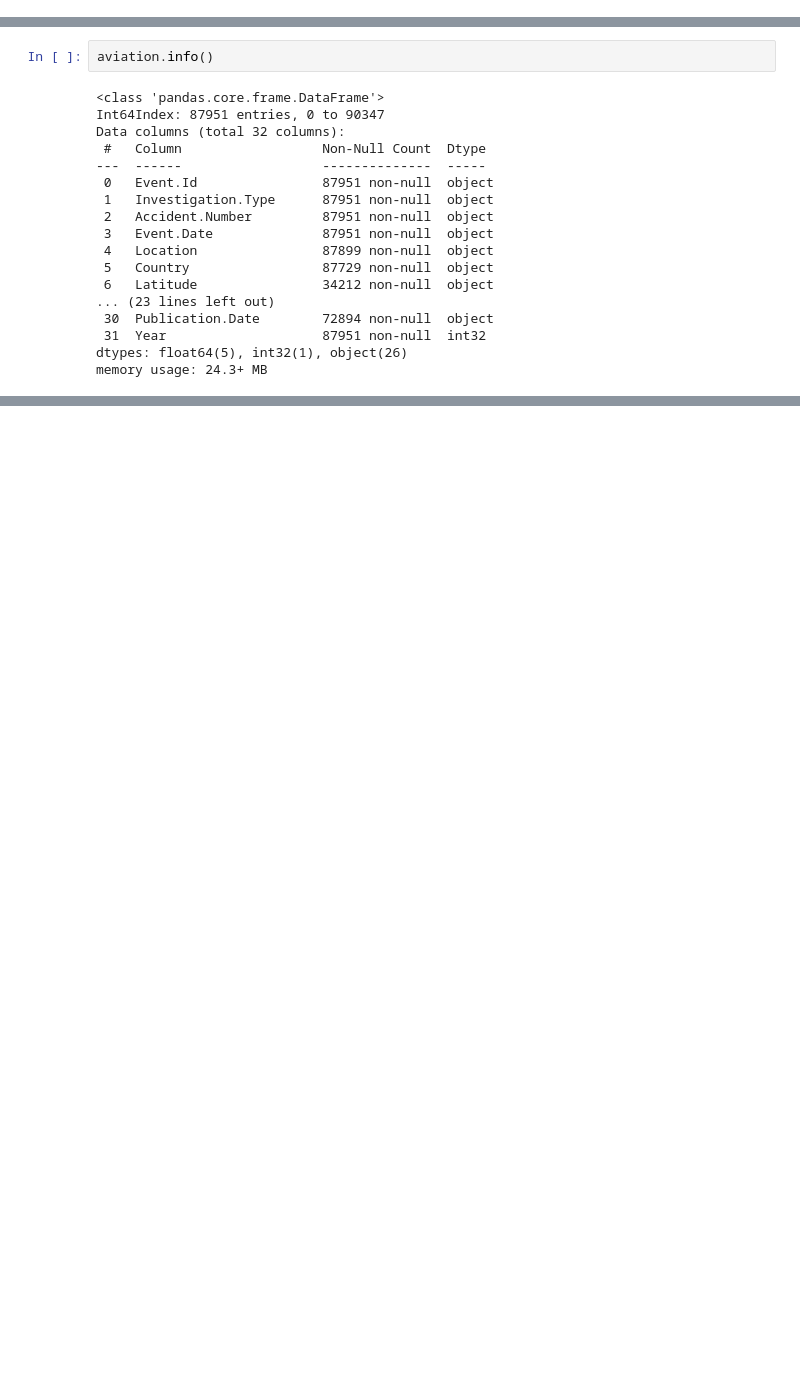
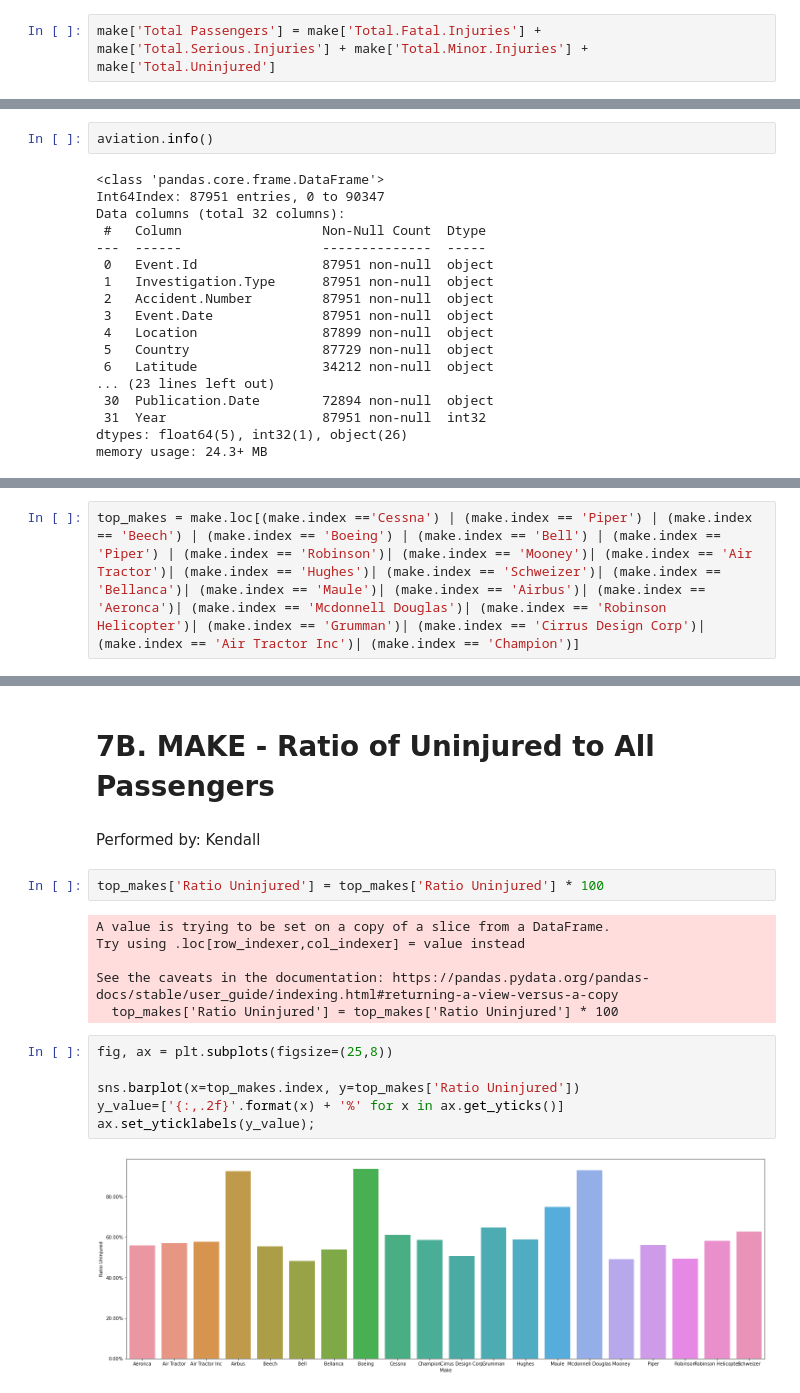
Before and after one commit to kmcneil901/dsc-phase-1-project-v3, a Jupyter notebook: kendall -2 .ipynb, the cells around one changed output, grey strips where cells are left out. Saved outputs shown, nothing was run; the diff lists cells and outputs as text; blank space fills up the shorter version.

```diff
--- a/kendall -2 .ipynb
+++ b/kendall -2 .ipynb
@@ -280,0 +266,2 @@ aviation.groupby('Engine.Type').mean()
+# %%
+make['Total Passengers'] = make['Total.Fatal.Injuries'] + make['Total.Serious.Injuries'] + make['Total.Minor.Injuries'] + make['Total.Uninjured']
@@ -461,0 +960,2 @@ Name: Report.Status, Length: 17007, dtype: int64
+# %%
+top_makes = make.loc[(make.index =='Cessna') | (make.index == 'Piper') | (make.index == 'Beech') | (make.index == 'Boeing') | (make.index == 'Bell') | (make.index == 'Piper') | (make.index == 'Robinson')| (make.index == 'Mooney')| (make.index == 'Air Tractor')| (make.index == 'Hughes')| (make.index == 'Schweizer')| (make.index == 'Bellanca')| (make.index == 'Maule')| (make.index == 'Airbus')| (make.index == 'Aeronca')| (make.index == 'Mcdonnell Douglas')| (make.index == 'Robinson Helicopter')| (make.index == 'Grumman')| (make.index == 'Cirrus Design Corp')| (make.index == 'Air Tractor Inc')| (make.index == 'Champion')]
@@ -461,0 +983,20 @@ Name: Report.Status, Length: 17007, dtype: int64
+# %% [markdown]
+# 7B. MAKE - Ratio of Uninjured to All Passengers
+# %% [markdown]
+Performed by: Kendall
+# %%
+top_makes['Ratio Uninjured'] = top_makes['Ratio Uninjured'] * 100
+# %% [output]
+A value is trying to be set on a copy of a slice from a DataFrame.
+Try using .loc[row_indexer,col_indexer] = value instead
+
+See the caveats in the documentation: https://pandas.pydata.org/pandas-docs/stable/user_guide/indexing.html#returning-a-view-versus-a-copy
+  top_makes['Ratio Uninjured'] = top_makes['Ratio Uninjured'] * 100
+# %%
+fig, ax = plt.subplots(figsize=(25,8))
+
+sns.barplot(x=top_makes.index, y=top_makes['Ratio Uninjured'])
+y_value=['{:,.2f}'.format(x) + '%' for x in ax.get_yticks()]
+ax.set_yticklabels(y_value);
+# %% [output]
+[figure, added]
```
Also changed, not shown: parts of 97 cells of this notebook, 1 other file.
